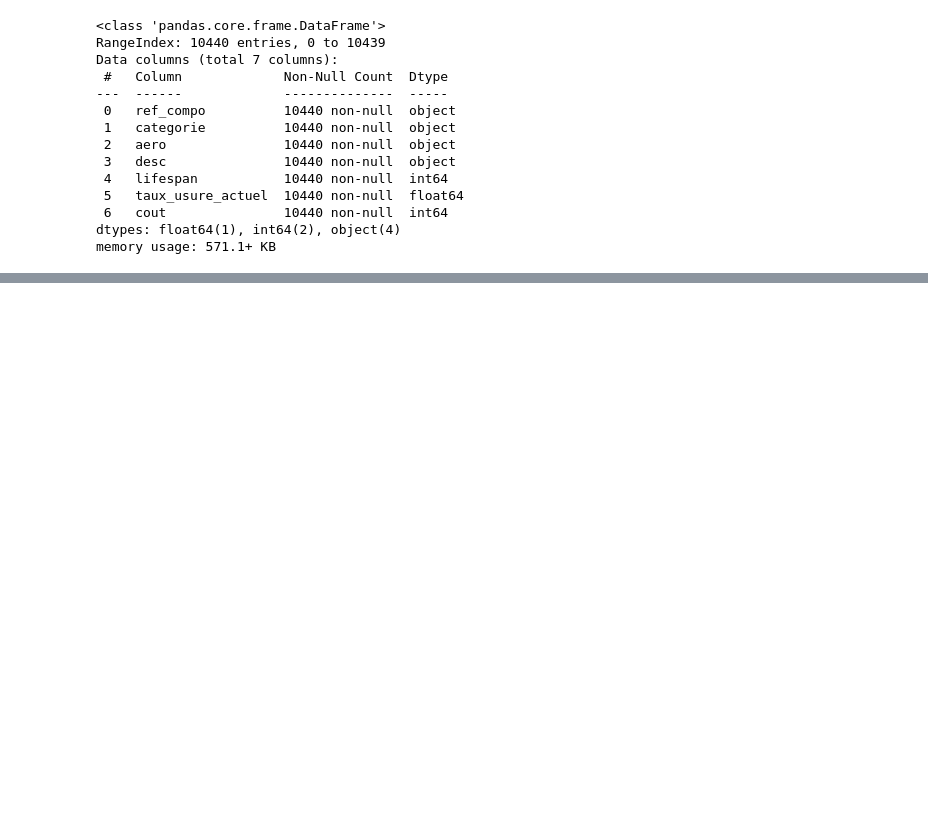
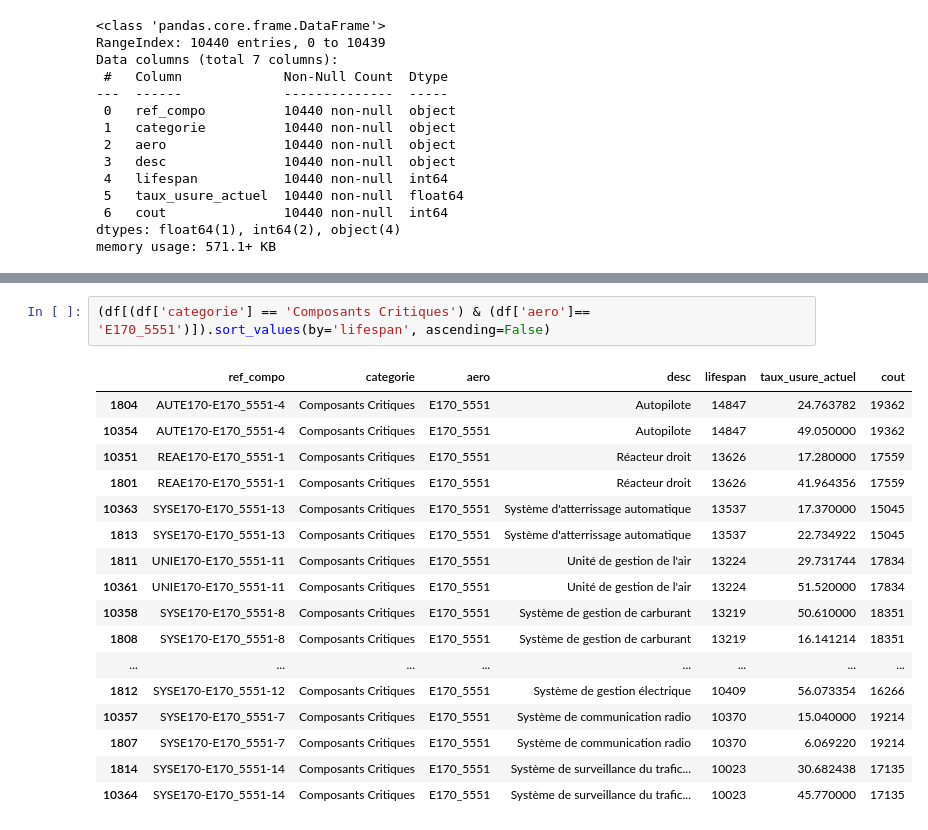
Before and after one commit to Andma45/Top_gun, a Jupyter notebook: 1_check_composants.ipynb, the cells around one changed output, grey strips where cells are left out. Saved outputs shown, nothing was run; the diff lists cells and outputs as text; blank space fills up the shorter version.

```diff
--- a/1_check_composants.ipynb
+++ b/1_check_composants.ipynb
@@ -51,0 +77,20 @@ df_doublons['desc'].duplicated().sum()
+# %%
+(df[(df['categorie'] == 'Composants Critiques') & (df['aero']== 'E170_5551')]).sort_values(by='lifespan', ascending=False)
+# %% [output]
+|  | ref_compo | categorie | aero | desc | lifespan | taux_usure_actuel | cout |
+| 1804 | AUTE170-E170_5551-4 | Composants Critiques | E170_5551 | Autopilote | 14847 | 24.763782 | 19362 |
+| 10354 | AUTE170-E170_5551-4 | Composants Critiques | E170_5551 | Autopilote | 14847 | 49.050000 | 19362 |
+| 10351 | REAE170-E170_5551-1 | Composants Critiques | E170_5551 | Réacteur droit | 13626 | 17.280000 | 17559 |
+| 1801 | REAE170-E170_5551-1 | Composants Critiques | E170_5551 | Réacteur droit | 13626 | 41.964356 | 17559 |
+| 10363 | SYSE170-E170_5551-13 | Composants Critiques | E170_5551 | Système d'atterrissage automatique | 13537 | 17.370000 | 15045 |
+| 1813 | SYSE170-E170_5551-13 | Composants Critiques | E170_5551 | Système d'atterrissage automatique | 13537 | 22.734922 | 15045 |
+| 1811 | UNIE170-E170_5551-11 | Composants Critiques | E170_5551 | Unité de gestion de l'air | 13224 | 29.731744 | 17834 |
+| 10361 | UNIE170-E170_5551-11 | Composants Critiques | E170_5551 | Unité de gestion de l'air | 13224 | 51.520000 | 17834 |
+| 10358 | SYSE170-E170_5551-8 | Composants Critiques | E170_5551 | Système de gestion de carburant | 13219 | 50.610000 | 18351 |
+| 1808 | SYSE170-E170_5551-8 | Composants Critiques | E170_5551 | Système de gestion de carburant | 13219 | 16.141214 | 18351 |
+| ... | ... | ... | ... | ... | ... | ... | ... |
+| 1812 | SYSE170-E170_5551-12 | Composants Critiques | E170_5551 | Système de gestion électrique | 10409 | 56.073354 | 16266 |
+| 10357 | SYSE170-E170_5551-7 | Composants Critiques | E170_5551 | Système de communication radio | 10370 | 15.040000 | 19214 |
+| 1807 | SYSE170-E170_5551-7 | Composants Critiques | E170_5551 | Système de communication radio | 10370 | 6.069220 | 19214 |
+| 1814 | SYSE170-E170_5551-14 | Composants Critiques | E170_5551 | Système de surveillance du trafic... | 10023 | 30.682438 | 17135 |
+| 10364 | SYSE170-E170_5551-14 | Composants Critiques | E170_5551 | Système de surveillance du trafic... | 10023 | 45.770000 | 17135 |
```
Also changed, not shown: parts of 5 cells of this notebook, 12 other files.
